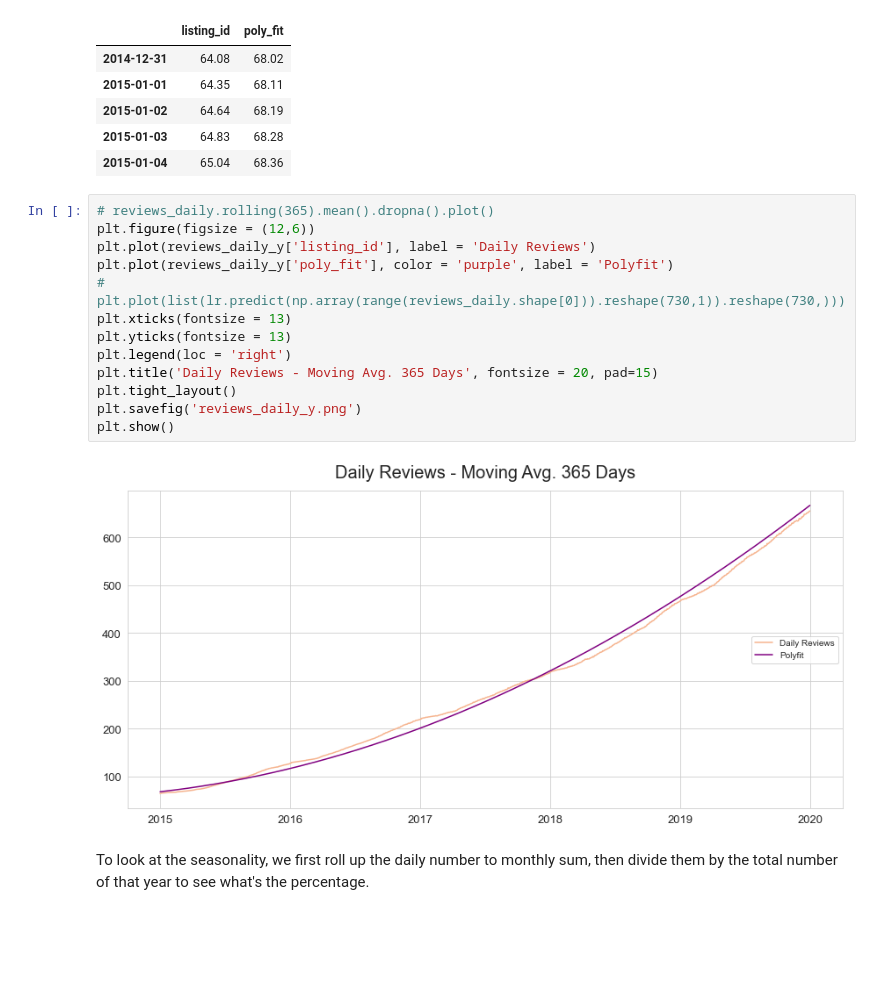
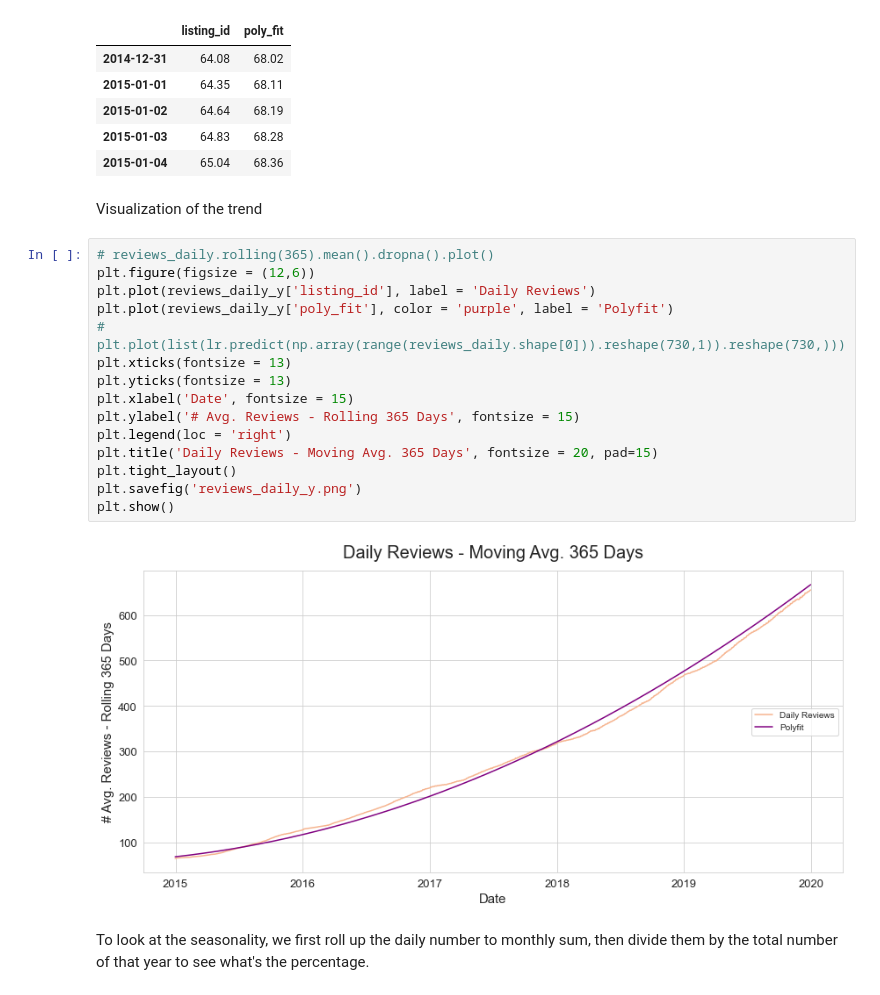
Before and after one commit to unafoca/udacity_ds_project1, a Jupyter notebook: proj1_abnb_nyc.ipynb, the cells around one changed output. Cells and saved outputs as stored; diff of their text form; blank space fills up the shorter version.

```diff
--- a/proj1_abnb_nyc.ipynb
+++ b/proj1_abnb_nyc.ipynb
@@ -164,21 +267,25 @@ reviews_daily_y.head()
 | 2015-01-02 | 64.64 | 68.19 |
 | 2015-01-03 | 64.83 | 68.28 |
 | 2015-01-04 | 65.04 | 68.36 |
+# %% [markdown]
+Visualization of the trend
 # %%
 # reviews_daily.rolling(365).mean().dropna().plot()
 plt.figure(figsize = (12,6))
 plt.plot(reviews_daily_y['listing_id'], label = 'Daily Reviews')
 plt.plot(reviews_daily_y['poly_fit'], color = 'purple', label = 'Polyfit')
 # plt.plot(list(lr.predict(np.array(range(reviews_daily.shape[0])).reshape(730,1)).reshape(730,)))
 plt.xticks(fontsize = 13)
 plt.yticks(fontsize = 13)
+plt.xlabel('Date', fontsize = 15)
+plt.ylabel('# Avg. Reviews - Rolling 365 Days', fontsize = 15)
 plt.legend(loc = 'right')
 plt.title('Daily Reviews - Moving Avg. 365 Days', fontsize = 20, pad=15)
 plt.tight_layout()
 plt.savefig('reviews_daily_y.png')
 plt.show()
 # %% [output]
-[figure, old version]
+[figure, new version]
 # %% [markdown]
 To look at the seasonality, we first roll up the daily number to monthly sum, then divide them by the total number of that year to see what's the percentage.
 # %%
```
Also changed, not shown: parts of 68 cells of this notebook, 6 other files.
